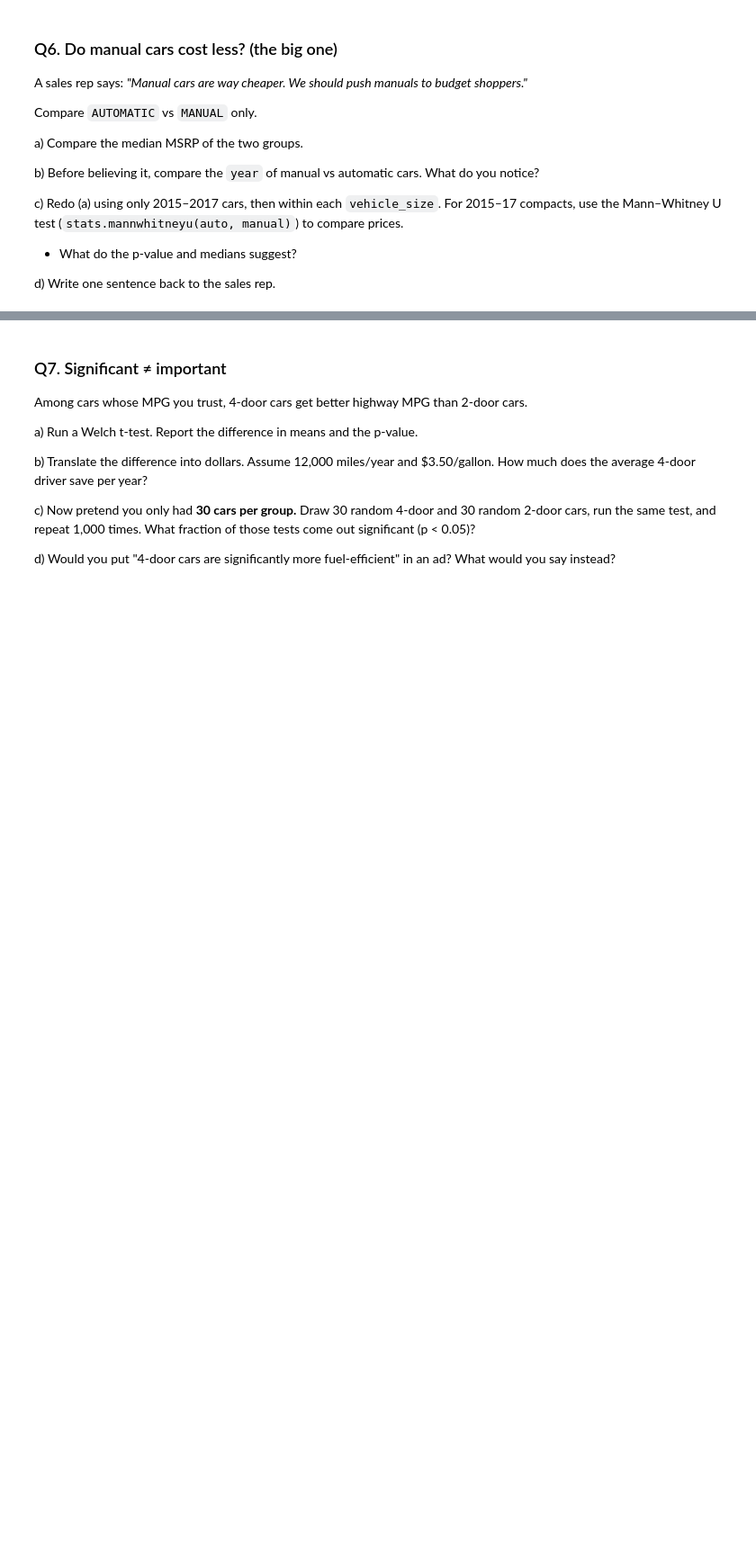
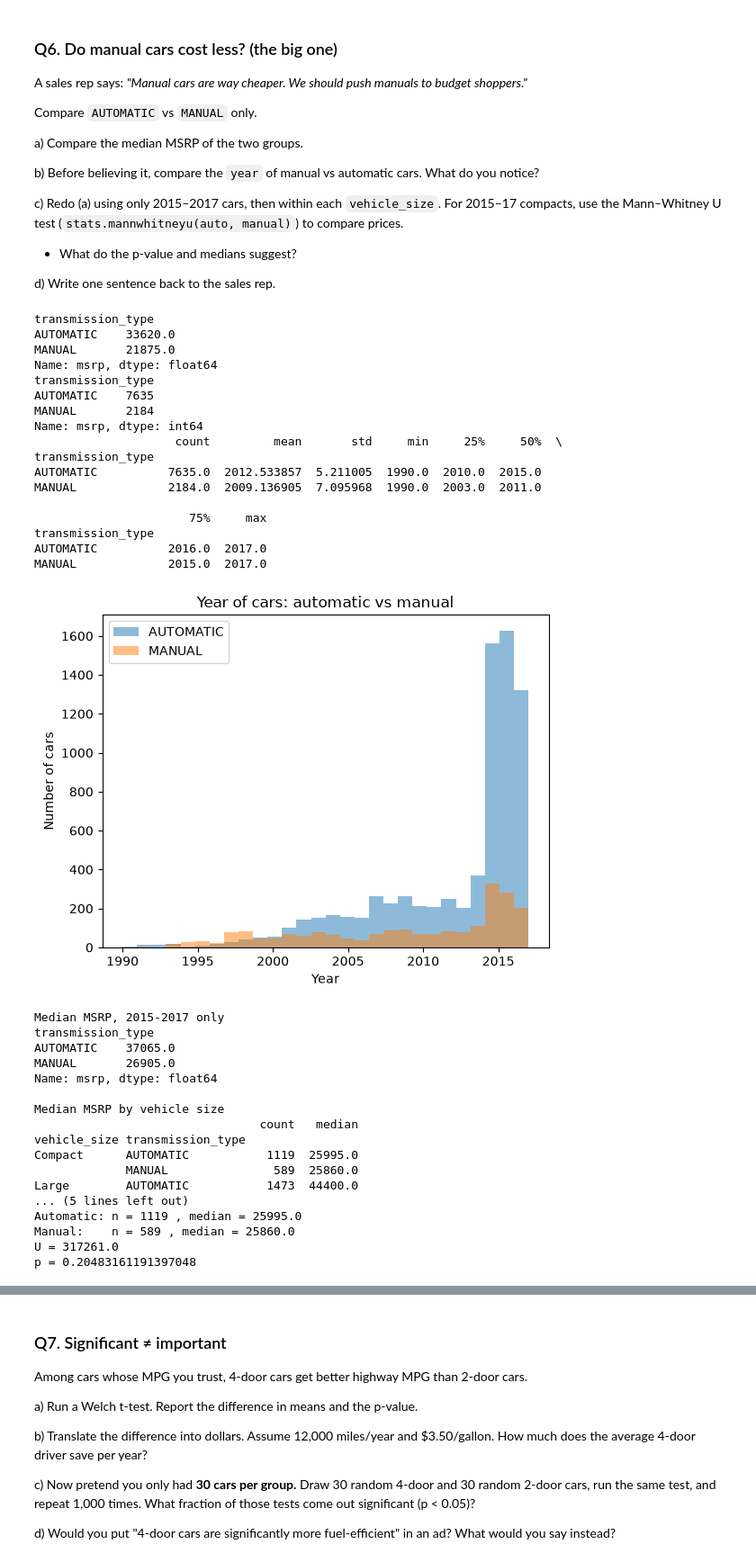
Before and after one commit to CUNYTechPrep/ds-fall-2026, a Jupyter notebook: Week-05-Business-Stats-Analytics/exercise/Carina_Locke_Week_05.ipynb, the cells around one changed output, grey strips where cells are left out. Shown at 90% size. Drawn from its saved outputs; the diff is of its cells as text; code cells hidden in the pictures; blank space fills up the shorter version.

```diff
--- a/Week-05-Business-Stats-Analytics/exercise/Carina_Locke_Week_05.ipynb
+++ b/Week-05-Business-Stats-Analytics/exercise/Carina_Locke_Week_05.ipynb
@@ -285,10 +435,79 @@ d) Write one sentence back to the sales rep.
 # %%
 # a) compare median MSRP by transmission type
+cars = clean[clean["transmission_type"].isin(["AUTOMATIC", "MANUAL"])]
+cars = cars.dropna(subset=["msrp"])
+
+print(cars.groupby("transmission_type")["msrp"].median())
+print(cars.groupby("transmission_type")["msrp"].count())
 
 # b) compare year by transmission type
+
+
+print(cars.groupby("transmission_type")["year"].describe())
+cars.groupby("transmission_type")["year"].plot(kind="hist", bins=28, alpha=0.5, legend=True)
+plt.title("Year of cars: automatic vs manual")
+plt.xlabel("Year")
+plt.ylabel("Number of cars")
+plt.show()
 
 # c) compare 2015-2017 medians overall and within each vehicle_size
 # For 2015-17 compacts, test automatic vs manual prices with:
 # stats.mannwhitneyu(auto, manual)
+recent = cars[cars["year"].between(2015, 2017)]
+
+print("Median MSRP, 2015-2017 only")
+print(recent.groupby("transmission_type")["msrp"].median())
+
+print("\nMedian MSRP by vehicle size")
+print(recent.groupby(["vehicle_size", "transmission_type"])["msrp"].agg(["count", "median"]))
+
+
+compacts = recent[recent["vehicle_size"] == "Compact"]
+auto = compacts[compacts["transmission_type"] == "AUTOMATIC"]["msrp"]
+manual = compacts[compacts["transmission_type"] == "MANUAL"]["msrp"]
+
+print("\nCompacts, 2015-2017")
+print("Automatic: n =", len(auto), ", median =", auto.median())
+print("Manual:    n =", len(manual), ", median =", manual.median())
+
+u, p = stats.mannwhitneyu(auto, manual)
+print("U =", u)
+print("p =", p)
+# %% [output]
+transmission_type
+AUTOMATIC    33620.0
+MANUAL       21875.0
+Name: msrp, dtype: float64
+transmission_type
+AUTOMATIC    7635
+MANUAL       2184
+Name: msrp, dtype: int64
+                    count         mean       std     min     25%     50%  \
+transmission_type
+AUTOMATIC          7635.0  2012.533857  5.211005  1990.0  2010.0  2015.0
+MANUAL             2184.0  2009.136905  7.095968  1990.0  2003.0  2011.0
+
+                      75%     max
+transmission_type
+AUTOMATIC          2016.0  2017.0
+MANUAL             2015.0  2017.0
+[figure, added]
+Median MSRP, 2015-2017 only
+transmission_type
+AUTOMATIC    37065.0
+MANUAL       26905.0
+Name: msrp, dtype: float64
+
+Median MSRP by vehicle size
+                                count   median
+vehicle_size transmission_type
+Compact      AUTOMATIC           1119  25995.0
+             MANUAL               589  25860.0
+Large        AUTOMATIC           1473  44400.0
+... (5 lines left out)
+Automatic: n = 1119 , median = 25995.0
+Manual:    n = 589 , median = 25860.0
+U = 317261.0
+p = 0.20483161191397048
 # %% [markdown]
 **Answer:**
```
Also changed, not shown: parts of 10 cells of this notebook.
